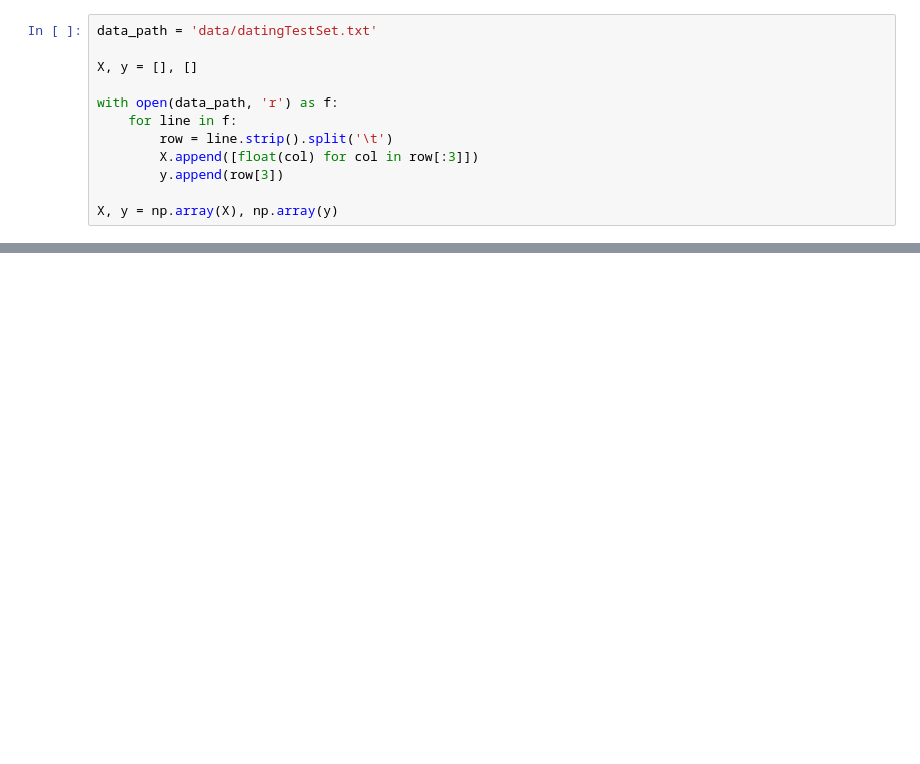
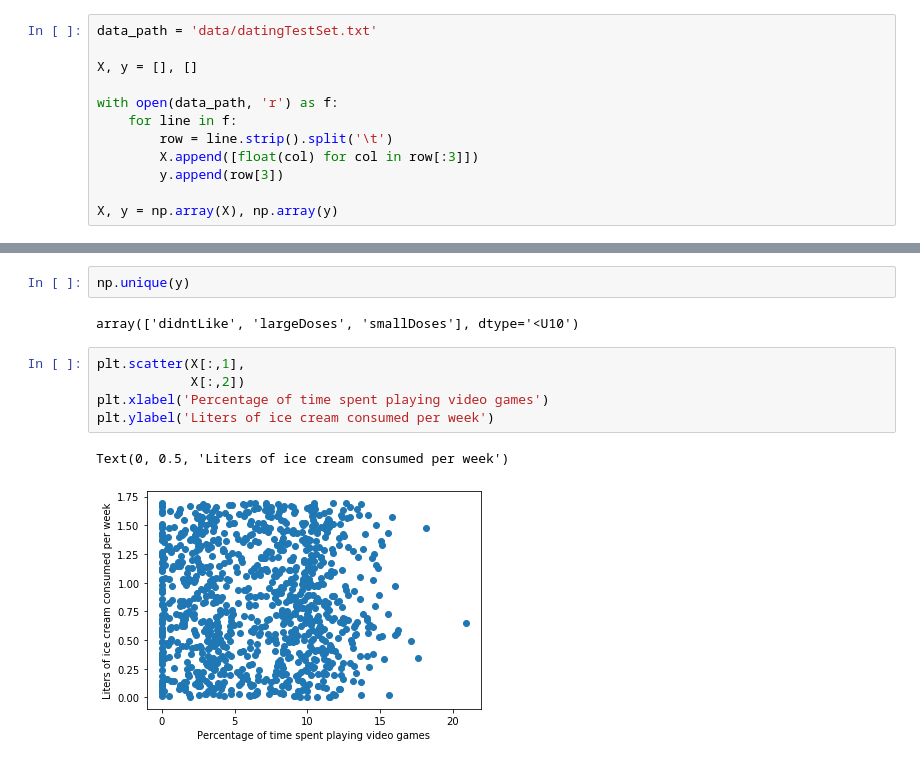
Before and after one commit to alextanhongpin/machine-learning-in-action, a Jupyter notebook: 02_knn/main.ipynb, the cells around one changed output, grey strips where cells are left out. Cells and saved outputs as stored; diff of their text form; blank space fills up the shorter version.

```diff
--- a/02_knn/main.ipynb
+++ b/02_knn/main.ipynb
@@ -36,0 +98,12 @@ X.shape, y.shape
+# %%
+np.unique(y)
+# %% [output]
+array(['didntLike', 'largeDoses', 'smallDoses'], dtype='<U10')
+# %%
+plt.scatter(X[:,1],
+            X[:,2])
+plt.xlabel('Percentage of time spent playing video games')
+plt.ylabel('Liters of ice cream consumed per week')
+# %% [output]
+Text(0, 0.5, 'Liters of ice cream consumed per week')
+[figure, added]
```
Also changed, not shown: parts of 18 cells of this notebook.
